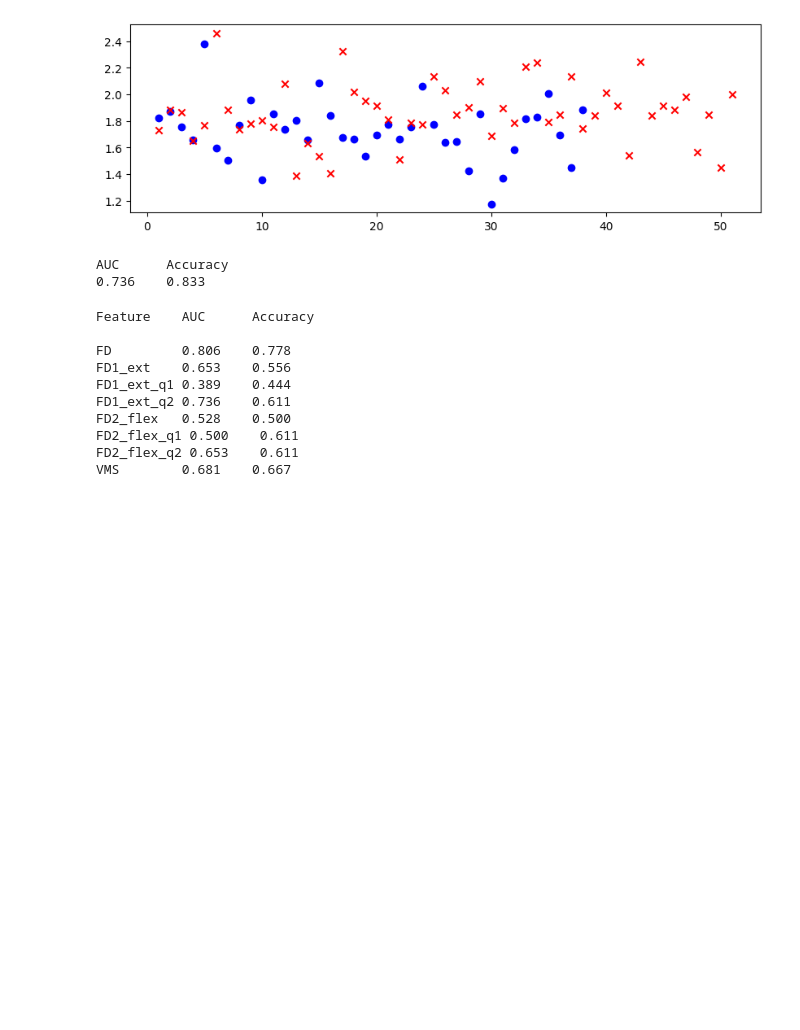
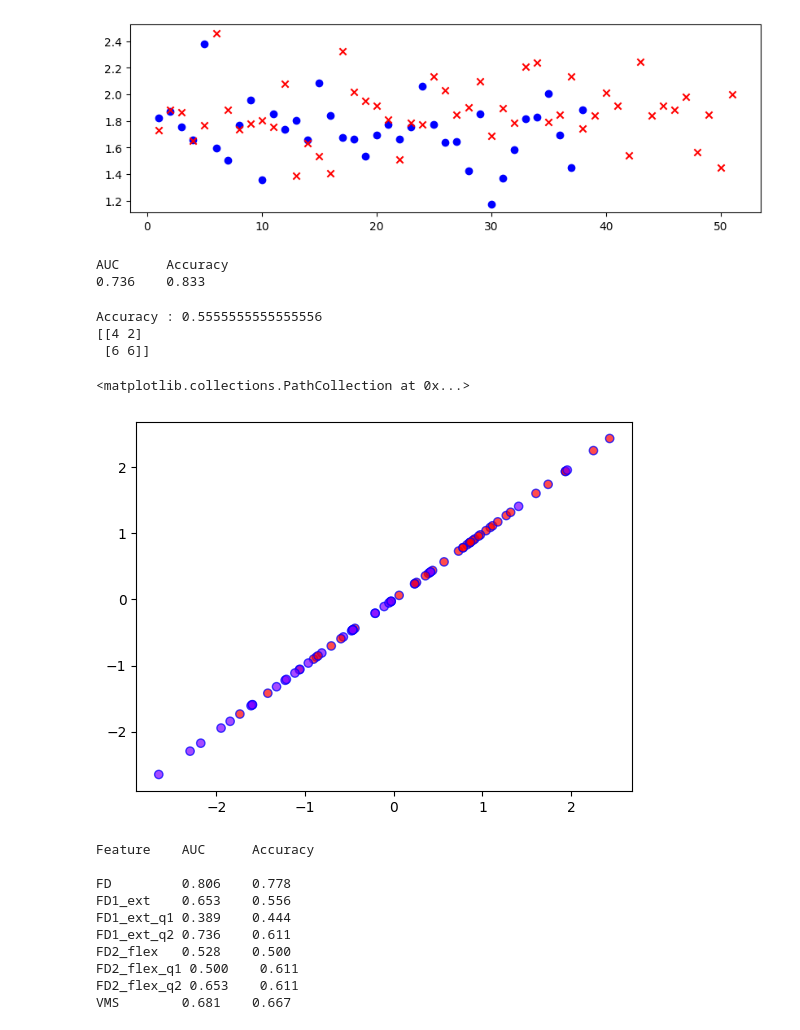
Before and after one commit to mcrooks83/osteosense_vag, a Jupyter notebook: notebooks/ML/LDA_SVC.ipynb, the cells around one changed output. Saved outputs shown, nothing was run; the diff lists cells and outputs as text; code cells hidden in the pictures; blank space fills up the shorter version.

```diff
--- a/notebooks/ML/LDA_SVC.ipynb
+++ b/notebooks/ML/LDA_SVC.ipynb
@@ -60,6 +63,13 @@ from sklearn.svm import SVC
 # %%
+## LDA
+
 features = f_df.drop('class', axis=1)
 y = f_df['class']
+
+#sc = StandardScaler()
+#features = sc.fit_transform(features)
+le = LabelEncoder()
+y = le.fit_transform(y)
 
 X_train, X_test, y_train, y_test = train_test_split(features, y, shuffle=True, test_size=0.2, random_state=42)
 
@@ -69,10 +79,11 @@ lda = LDA()
 # Fit the model
 lda.fit(X_train, y_train)
 
+
 # Predict
 y_pred = lda.predict(X_test)
 # Predict the probabilities
-y_probs = lda.predict_proba(X_test)[:, 1]  # Get the probability for the positive class
+#y_probs = lda.predict_proba(X_test)[:, 1]  # Get the probability for the positive class
 
 # Evaluate the model
 accuracy = accuracy_score(y_test, y_pred)
@@ -82,13 +93,30 @@ model_results = {
         "accuracy": round(accuracy,3),
         "auc": round(float(auc_value),3),
         "predicted": y_pred,
-        "actual": y_test.values
+        "actual": y_test
     }
 print(f"{'AUC':<8} {'Accuracy':<8}")
 print(f"{model_results['auc']:<8.3f} {model_results['accuracy']:<8.3f}")
 # %% [output]
 AUC      Accuracy
 0.736    0.833
+# %%
+X_train = lda.fit_transform(X_train, y_train)
+X_test = lda.transform(X_test)
+
+# plot the scatterplot
+plt.scatter(
+    X_train[:, 0],X_train[:, 0],
+    c=y_train,
+    cmap='rainbow',
+    alpha=0.7, edgecolors='b'
+)
+# %% [output]
+Accuracy : 0.5555555555555556
+[[4 2]
+ [6 6]]
+<matplotlib.collections.PathCollection at 0x...>
+[figure, added]
 # %%
 model_results = {}
 
```
Also changed, not shown: parts of 1 cell of this notebook, 1 other file.
